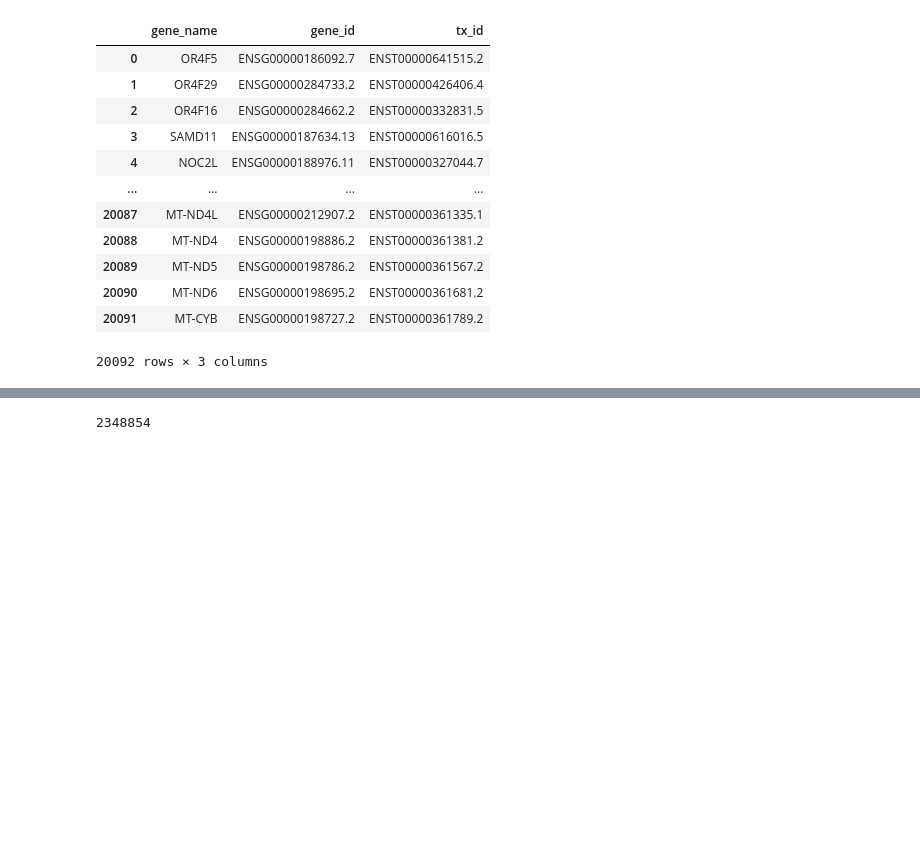
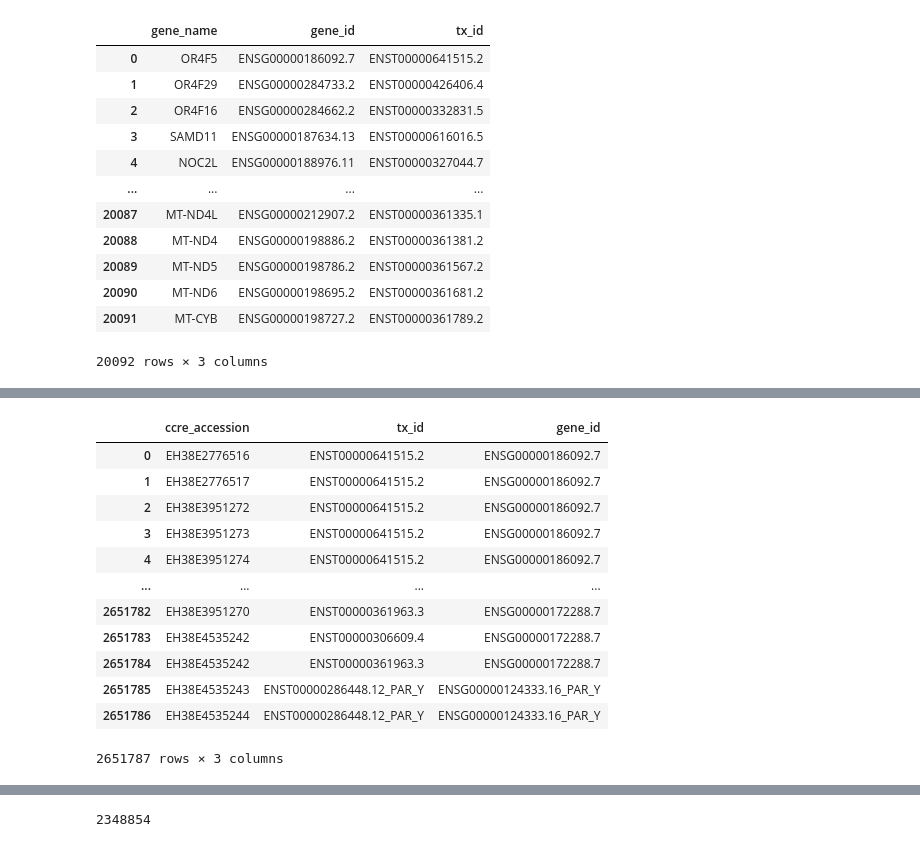
Before and after one commit to ctubbs750/cbs-db3-annotate, a Jupyter notebook: workflow/notebooks/sandbox/2025-04.ipynb, the cells around one changed output, grey strips where cells are left out. Drawn from its saved outputs; the diff is of its cells as text; code cells hidden in the pictures; blank space fills up the shorter version.

```diff
--- a/workflow/notebooks/sandbox/2025-04.ipynb
+++ b/workflow/notebooks/sandbox/2025-04.ipynb
@@ -79,0 +142,16 @@ gencode_mapping
+# %%
+nearest_gene
+# %% [output]
+|  | ccre_accession | tx_id | gene_id |
+| 0 | EH38E2776516 | ENST00000641515.2 | ENSG00000186092.7 |
+| 1 | EH38E2776517 | ENST00000641515.2 | ENSG00000186092.7 |
+| 2 | EH38E3951272 | ENST00000641515.2 | ENSG00000186092.7 |
+| 3 | EH38E3951273 | ENST00000641515.2 | ENSG00000186092.7 |
+| 4 | EH38E3951274 | ENST00000641515.2 | ENSG00000186092.7 |
+| ... | ... | ... | ... |
+| 2651782 | EH38E3951270 | ENST00000361963.3 | ENSG00000172288.7 |
+| 2651783 | EH38E4535242 | ENST00000306609.4 | ENSG00000172288.7 |
+| 2651784 | EH38E4535242 | ENST00000361963.3 | ENSG00000172288.7 |
+| 2651785 | EH38E4535243 | ENST00000286448.12_PAR_Y | ENSG00000124333.16_PAR_Y |
+| 2651786 | EH38E4535244 | ENST00000286448.12_PAR_Y | ENSG00000124333.16_PAR_Y |
+2651787 rows × 3 columns
```
Also changed, not shown: parts of 8 cells of this notebook, 1 other file.
